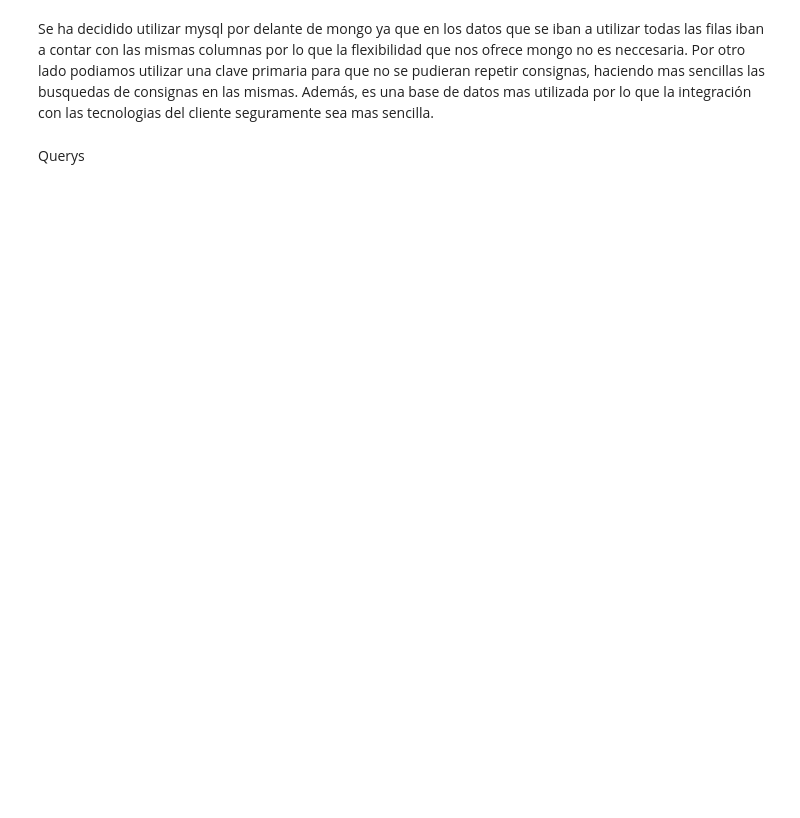
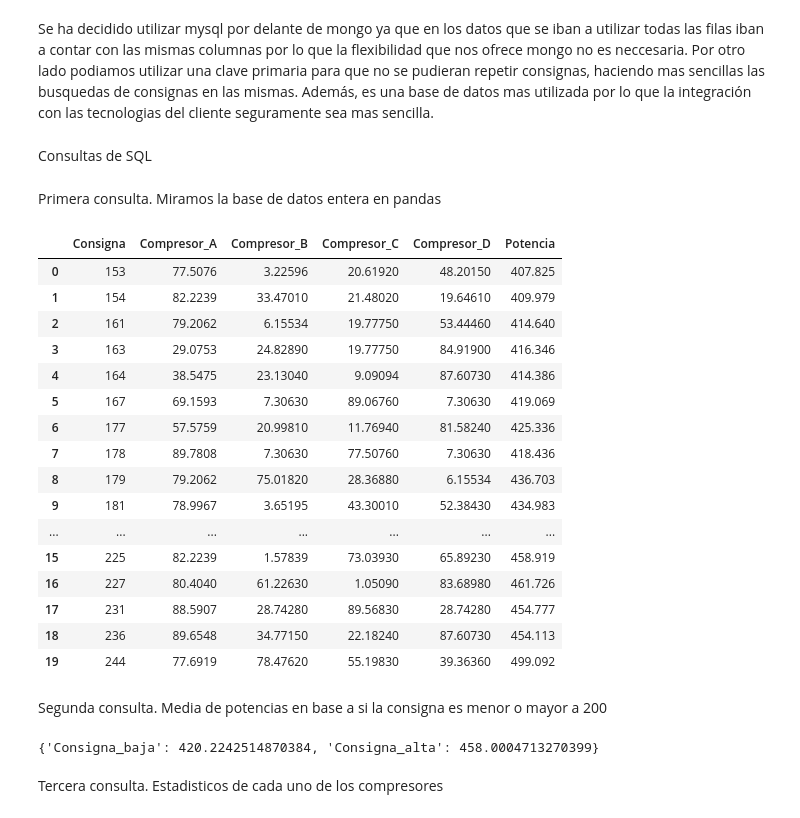
Before and after one commit to mariamelenddezz/R8_Naranja, a Jupyter notebook: mysql.ipynb, the cells around one changed output. Cells and saved outputs as stored; diff of their text form; code cells hidden in the pictures; blank space fills up the shorter version.

Commit message:
querys mysql

```diff
--- a/mysql.ipynb
+++ b/mysql.ipynb
@@ -256,5 +257,50 @@ except mysql.connector.Error as err:
     conn.rollback()
 finally:
     conn.close()
-# %% [markdown]
-Querys
+# %% [markdown]
+Consultas de SQL
+# %% [markdown]
+Primera consulta. Miramos la base de datos entera en pandas
+# %%
+engine = create_engine("mysql+pymysql://root:1234@localhost/compresores")
+pd.read_sql("select * from optimizados", engine)
+# %% [output]
+|  | Consigna | Compresor_A | Compresor_B | Compresor_C | Compresor_D | Potencia |
+| 0 | 153 | 77.5076 | 3.22596 | 20.61920 | 48.20150 | 407.825 |
+| 1 | 154 | 82.2239 | 33.47010 | 21.48020 | 19.64610 | 409.979 |
+| 2 | 161 | 79.2062 | 6.15534 | 19.77750 | 53.44460 | 414.640 |
+| 3 | 163 | 29.0753 | 24.82890 | 19.77750 | 84.91900 | 416.346 |
+| 4 | 164 | 38.5475 | 23.13040 | 9.09094 | 87.60730 | 414.386 |
+| 5 | 167 | 69.1593 | 7.30630 | 89.06760 | 7.30630 | 419.069 |
+| 6 | 177 | 57.5759 | 20.99810 | 11.76940 | 81.58240 | 425.336 |
+| 7 | 178 | 89.7808 | 7.30630 | 77.50760 | 7.30630 | 418.436 |
+| 8 | 179 | 79.2062 | 75.01820 | 28.36880 | 6.15534 | 436.703 |
+| 9 | 181 | 78.9967 | 3.65195 | 43.30010 | 52.38430 | 434.983 |
+| ... | ... | ... | ... | ... | ... | ... |
+| 15 | 225 | 82.2239 | 1.57839 | 73.03930 | 65.89230 | 458.919 |
+| 16 | 227 | 80.4040 | 61.22630 | 1.05090 | 83.68980 | 461.726 |
+| 17 | 231 | 88.5907 | 28.74280 | 89.56830 | 28.74280 | 454.777 |
+| 18 | 236 | 89.6548 | 34.77150 | 22.18240 | 87.60730 | 454.113 |
+| 19 | 244 | 77.6919 | 78.47620 | 55.19830 | 39.36360 | 499.092 |
+# %% [markdown]
+Segunda consulta. Media de potencias en base a si la consigna es menor o mayor a 200
+# %%
+conn = mysql.connector.connect(user=usuario, password=contrasena, host=ruta, database=DATABASE)
+cur = conn.cursor()
+cur.execute('''
+    SELECT
+        AVG(CASE WHEN Consigna < 200 THEN Potencia END) AS Consigna_baja,
+        AVG(CASE WHEN Consigna >= 200 THEN Potencia END) AS Consigna_alta
+    FROM optimizados
+''')
+result = cur.fetchone()
+conn.close()
+medias = {
+    'Consigna_baja': result[0],
+    'Consigna_alta': result[1]
+}
+print(medias)
+# %% [output]
+{'Consigna_baja': 420.2242514870384, 'Consigna_alta': 458.0004713270399}
+# %% [markdown]
+Tercera consulta. Estadisticos de cada uno de los compresores
```
Also changed, not shown: parts of 11 cells of this notebook, 2 other files.
